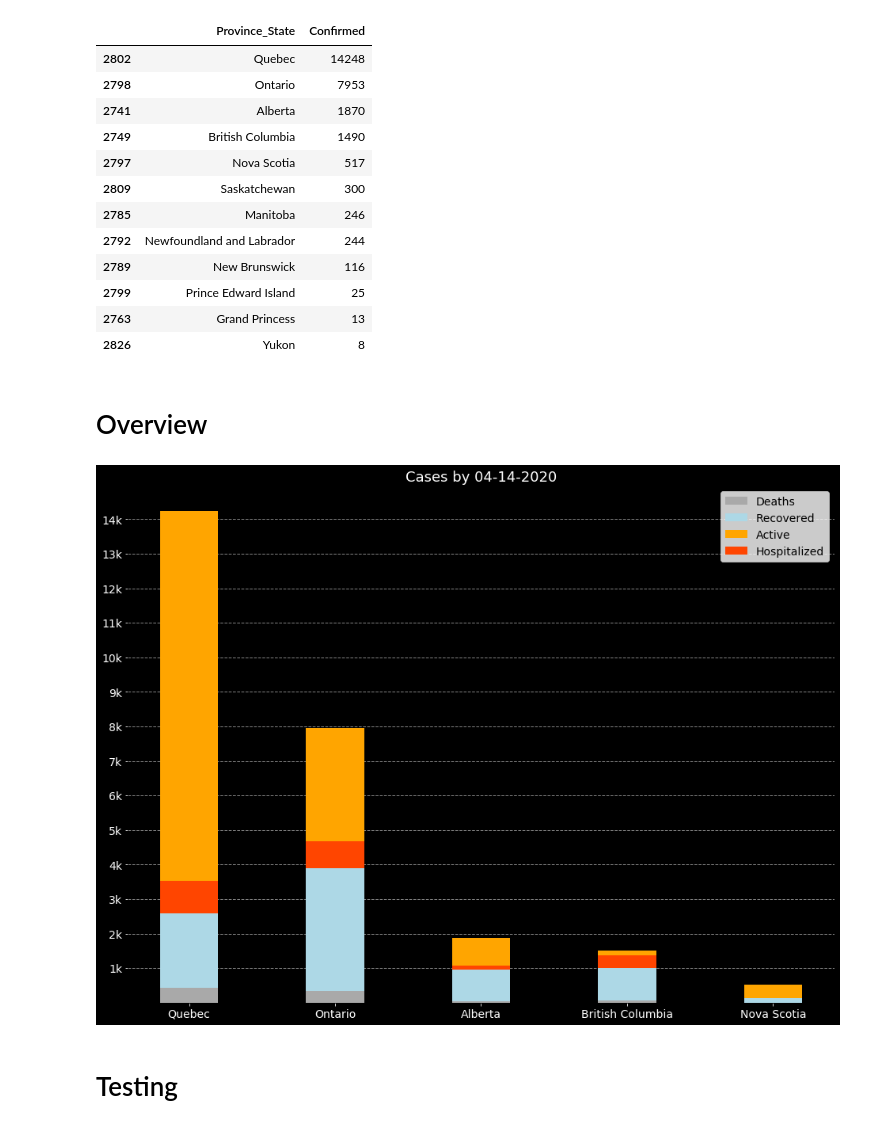
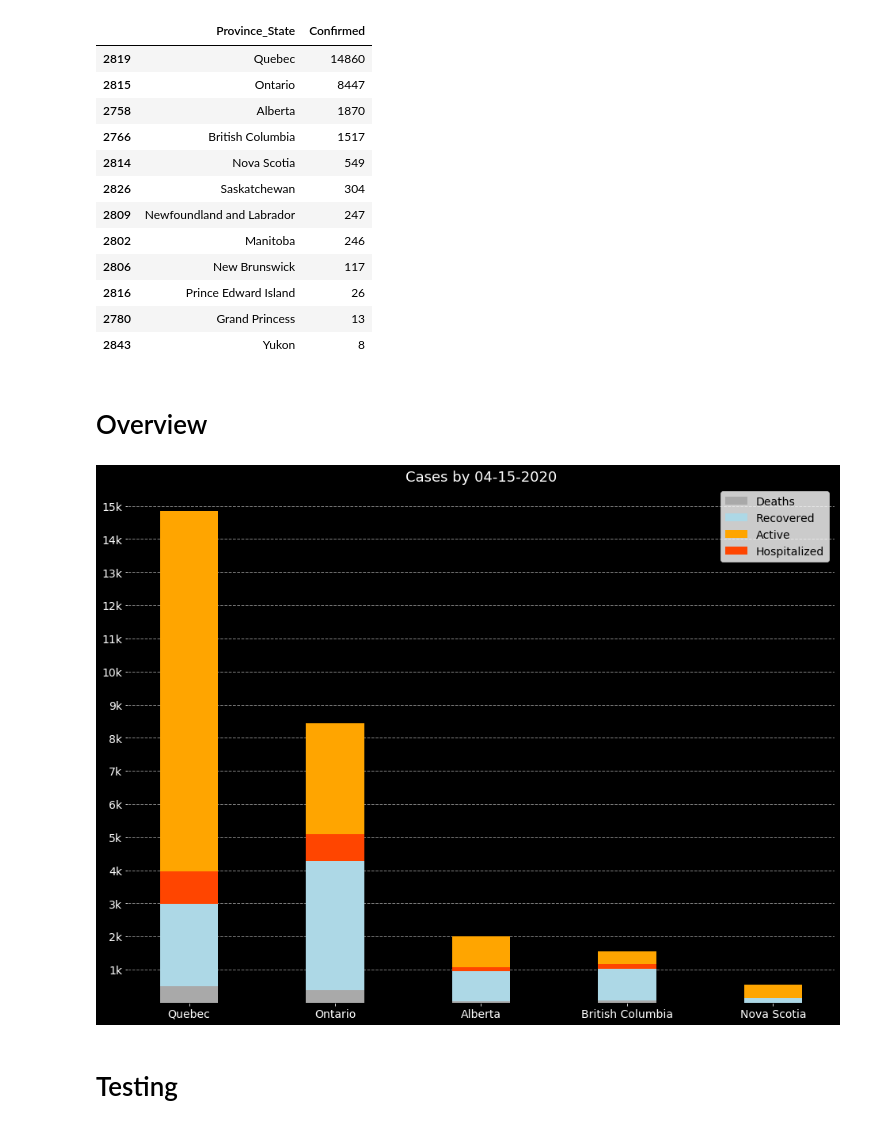
Before and after one commit to Thiagobc23/COVID-19, a Jupyter notebook: 08_canada.ipynb, the cells around one changed output. Drawn from its saved outputs; the diff is of its cells as text; code cells hidden in the pictures.

```diff
--- a/08_canada.ipynb
+++ b/08_canada.ipynb
@@ -7,8 +7,8 @@ import matplotlib.pyplot as plt
 
 # Covid Confirmed Cases
 url = 'https://raw.githubusercontent.com/CSSEGISandData/COVID-19/master/csse_covid_19_data/csse_covid_19_daily_reports/'
-file = '04-14-2020.csv'
-today = '04-14-2020'
+file = '04-15-2020.csv'
+today = '04-15-2020'
 today = pd.to_datetime(today, format = "%m-%d-%Y")
 
 df = pd.read_csv(url+file)
@@ -30,18 +30,18 @@ can = df[df['Country_Region'] == 'Canada'].sort_values('Confirmed', ascending=Fa
 can[['Province_State', 'Confirmed']][:-2]
 # %% [output]
 |  | Province_State | Confirmed |
-| 2802 | Quebec | 14248 |
-| 2798 | Ontario | 7953 |
-| 2741 | Alberta | 1870 |
-| 2749 | British Columbia | 1490 |
-| 2797 | Nova Scotia | 517 |
-| 2809 | Saskatchewan | 300 |
-| 2785 | Manitoba | 246 |
-| 2792 | Newfoundland and Labrador | 244 |
-| 2789 | New Brunswick | 116 |
-| 2799 | Prince Edward Island | 25 |
-| 2763 | Grand Princess | 13 |
-| 2826 | Yukon | 8 |
+| 2819 | Quebec | 14860 |
+| 2815 | Ontario | 8447 |
+| 2758 | Alberta | 1870 |
+| 2766 | British Columbia | 1517 |
+| 2814 | Nova Scotia | 549 |
+| 2826 | Saskatchewan | 304 |
+| 2809 | Newfoundland and Labrador | 247 |
+| 2802 | Manitoba | 246 |
+| 2806 | New Brunswick | 117 |
+| 2816 | Prince Edward Island | 26 |
+| 2780 | Grand Princess | 13 |
+| 2843 | Yukon | 8 |
 # %% [markdown]
 # Overview
 # %%
@@ -66,35 +66,35 @@ plt.bar(x=can['NAME'], height=can['Active Cases'],
         bottom = can['Deaths'] + can['Recovered'])
 # Hospitalized
 plt.bar(x=can['NAME'], height=can['Hospitalized'],
         width=0.4, color='orangered', bottom = can['Deaths'] + can['Recovered'])
 
 # Details (ticks, legend, title, labels)
 plt.xticks(fontsize=14)
-yticks = np.arange(1000,14001,1000)
+yticks = np.arange(1000,15001,1000)
 yticks_label =[str(i)[:-3] + 'k' for i in yticks]
 plt.yticks(yticks, labels = yticks_label, fontsize=14)
 plt.legend(['Deaths', 'Recovered', 'Active', 'Hospitalized'], fontsize = 14)
 plt.title('Cases by ' + file[:10], color='white', fontsize=18)
 
 # Grid
 ax.grid(color='grey', linestyle='dashed', linewidth=1, axis = 'y')
 ax.set_axisbelow(True)
 
 # Remove spines
 ax.spines['top'].set_visible(False)
 ax.spines['right'].set_visible(False)
 
 # Colors
 ax.set_facecolor('xkcd:black')
 ax.tick_params(axis='x', colors='white')
 ax.tick_params(axis='y', colors='white')
 ax.yaxis.label.set_color('white')
 ax.xaxis.label.set_color('white')
 
 # Save
 plt.savefig('img/overview_canada.png', facecolor='black', edgecolor='none')
 # %% [output]
-[figure, old version]
+[figure, new version]
 # %% [markdown]
 # Testing
 # %%
```
Also changed, not shown: 35 other files.
